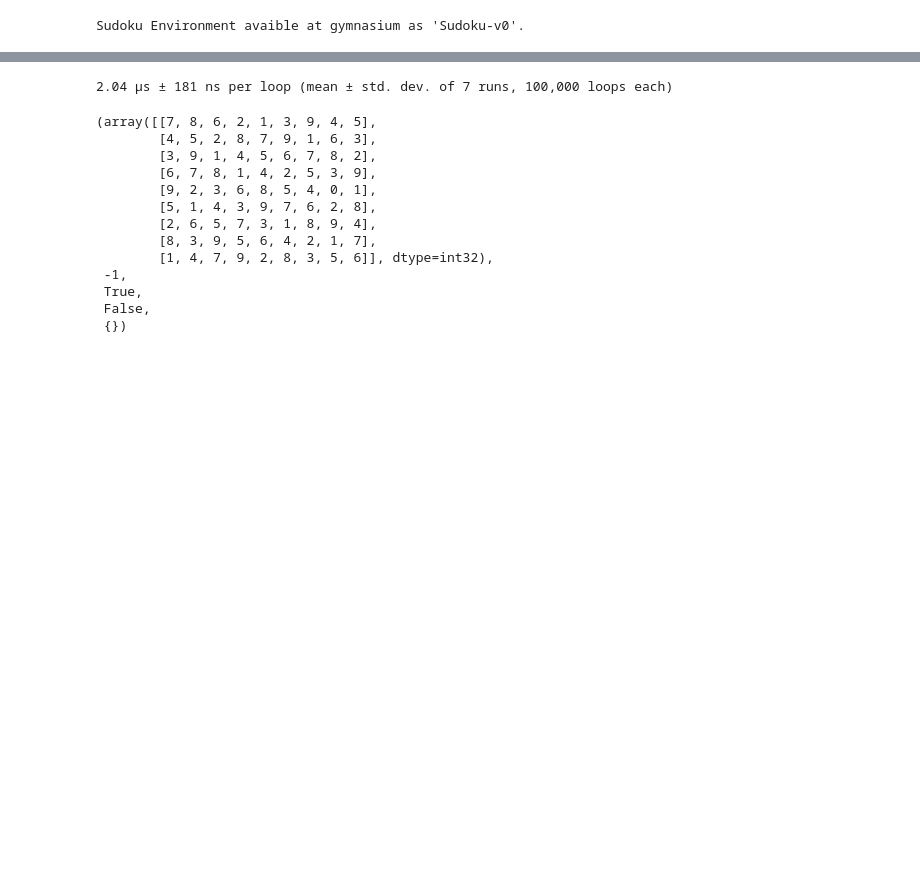
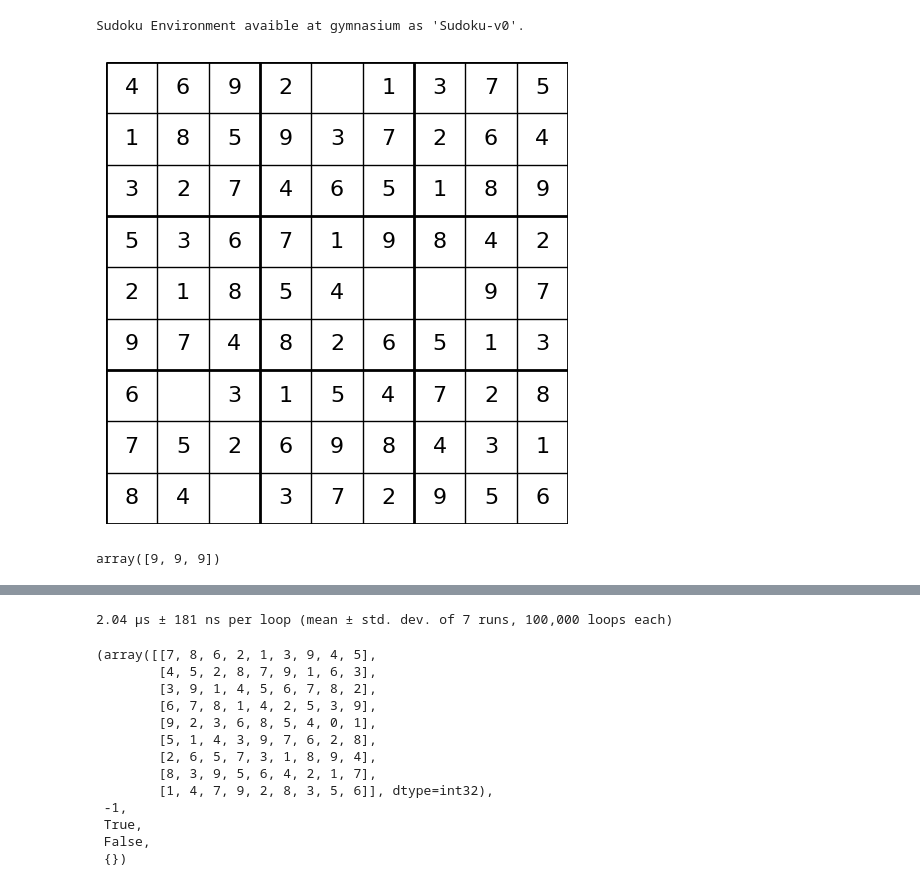
Before and after one commit to MockaWolke/DEEP_SUDOKU, a Jupyter notebook: notebooks/env.ipynb, the cells around one changed output, grey strips where cells are left out. Saved outputs shown, nothing was run; the diff lists cells and outputs as text; code cells hidden in the pictures; blank space fills up the shorter version.

```diff
--- a/notebooks/env.ipynb
+++ b/notebooks/env.ipynb
@@ -6,2 +8,10 @@ import gymnasium
 # %% [output]
 Sudoku Environment avaible at gymnasium as 'Sudoku-v0'.
+# %%
+env = gymnasium.make('Sudoku-v0', render_mode = "human", upper_bound_missing_digist = 5)
+env.reset()
+env.render()
+env.action_space.nvec
+# %% [output]
+[figure, added]
+array([9, 9, 9])
```
Also changed, not shown: parts of 3 cells of this notebook, 31 other files.
